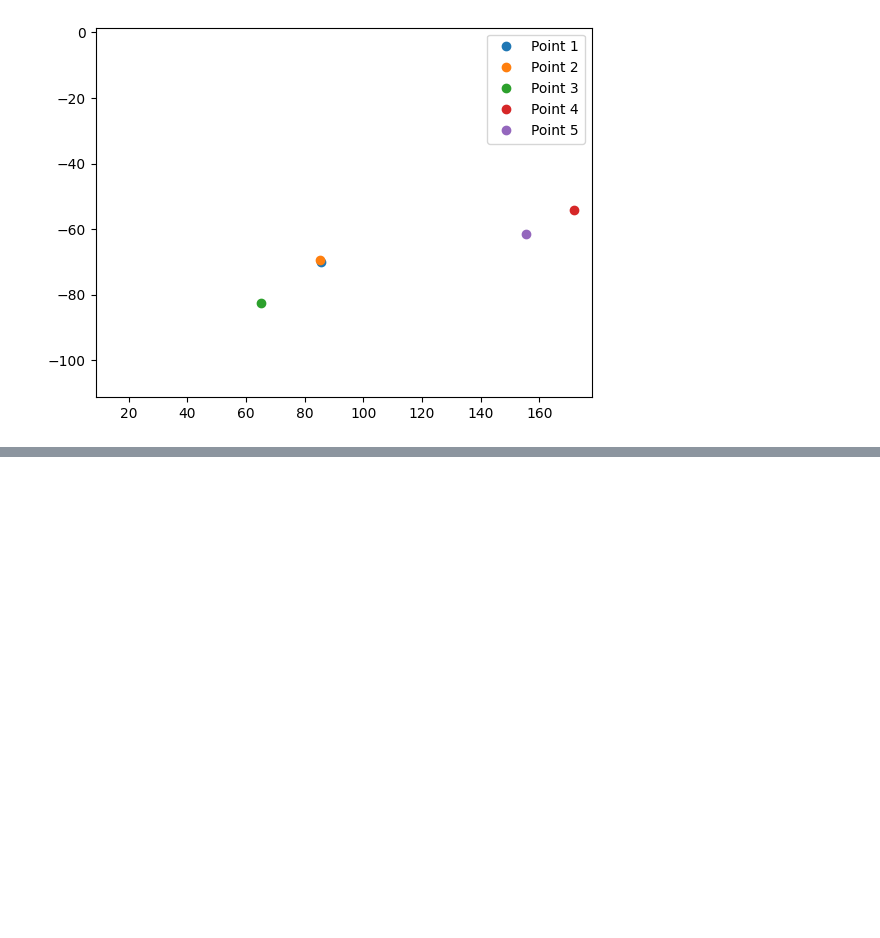
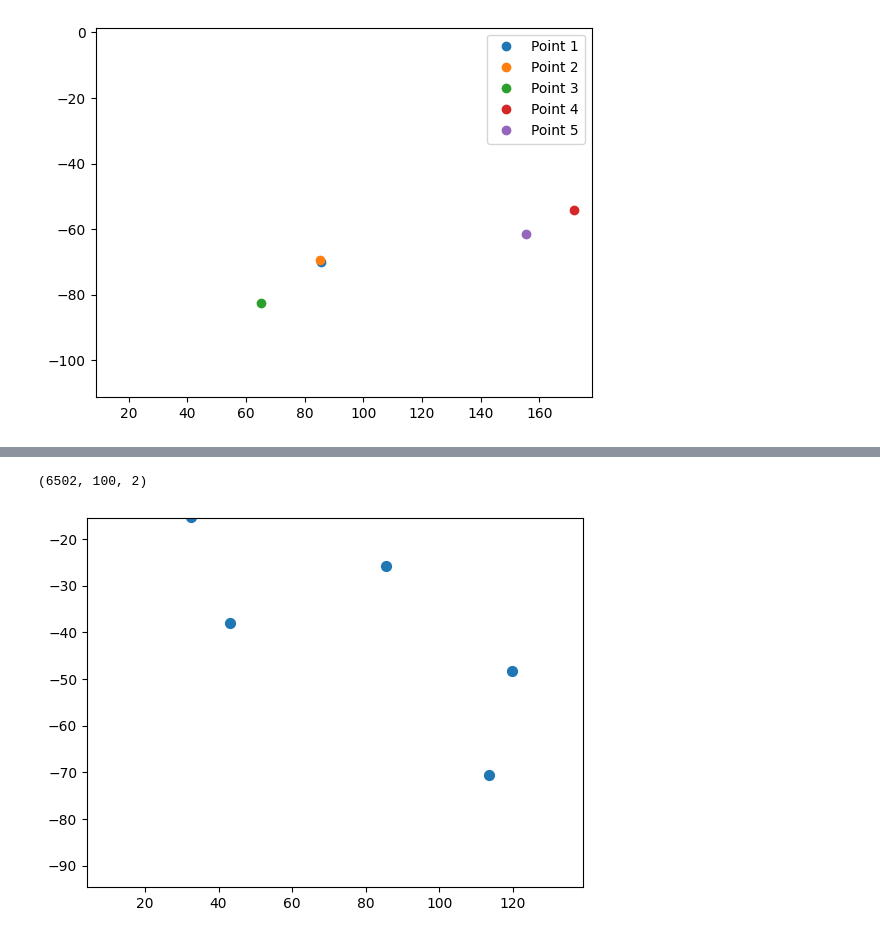
Before and after one commit to RuizhangZhou/ScenarioGenerationAI, a Jupyter notebook: visualization.ipynb, the cells around one changed output, grey strips where cells are left out. Saved outputs shown, nothing was run; the diff lists cells and outputs as text; code cells hidden in the pictures; blank space fills up the shorter version.

Commit message:
inD(18-29) & visualization for rescale

```diff
--- a/visualization.ipynb
+++ b/visualization.ipynb
@@ -210,0 +282,7 @@ plt.show()  # 展示动画
+# %%
+data_path = "/DATA1/rzhou/ika/singe_cases/inD_single.csv"
+max_seq_len = 100
+X, T, params_rescale, max_seq_len, padding_value = data_preprocess(
+    data_path, max_seq_len
+)
+print(params_rescale)
@@ -210,0 +297,13 @@ plt.show()  # 展示动画
+# %%
+cut_params_rescale=[arr[-2:] for arr in params_rescale]
+print(cut_params_rescale)
+data_min_ = cut_params_rescale[0]  # 这里是最小值数组
+data_max_ = cut_params_rescale[1]  # 这里是最大值数组大值数组
+rescaled_generated_data = np.empty_like(generated_data)
+for feature_idx in range(generated_data.shape[-1]):
+    # 对每个特征单独处理
+    min_val = data_min_[feature_idx]
+    max_val = data_max_[feature_idx]
+    # MinMaxScaler 的逆变换公式
+    rescaled_generated_data[..., feature_idx] = generated_data[..., feature_idx] * (max_val - min_val) + min_val
+print(rescaled_generated_data)
@@ -210,0 +328,31 @@ plt.show()  # 展示动画
+# %%
+print(rescaled_generated_data.shape)
+# %% [output]
+(6502, 100, 2)
+# %%
+import numpy as np
+import matplotlib.pyplot as plt
+import matplotlib.animation as animation
+data_to_animate = rescaled_generated_data[-5:, :, :]
+
+# 创建图像和轴
+fig, ax = plt.subplots()
+#ax.set_xlim(np.min(rescaled_generated_data[:, :, 0]), np.max(rescaled_generated_data[:, :, 0]))
+#ax.set_ylim(np.min(rescaled_generated_data[:, :, 1]), np.max(rescaled_generated_data[:, :, 1]))
+
+# 创建一个散点图用于更新每帧的点位置
+scat = ax.scatter(data_to_animate[:, 0, 0], data_to_animate[:, 0, 1], s=50)
+
+# 更新函数，每帧调用
+def update(frame):
+    # 更新散点图的位置
+    scat.set_offsets(data_to_animate[:, frame, :])
+    return (scat,)
+
+# 创建动画
+ani = animation.FuncAnimation(fig, update, frames=100, blit=True)
+ani.save('all_cases_animation.mp4', fps=25, extra_args=['-vcodec', 'libx264'])
+# 显示动画
+plt.show()
+# %% [output]
+[figure, added]
```
Also changed, not shown: parts of 7 cells of this notebook, 2 other files.
